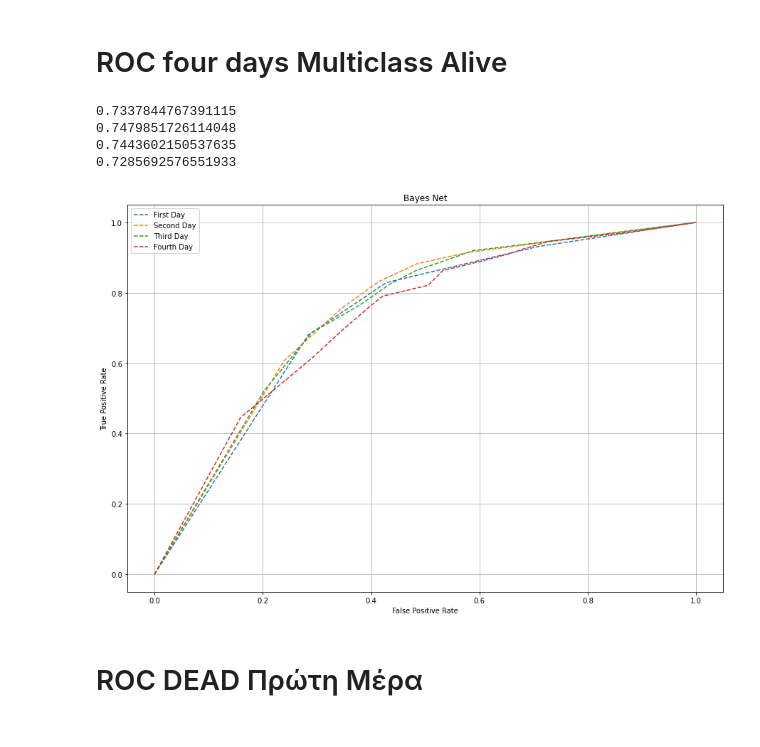
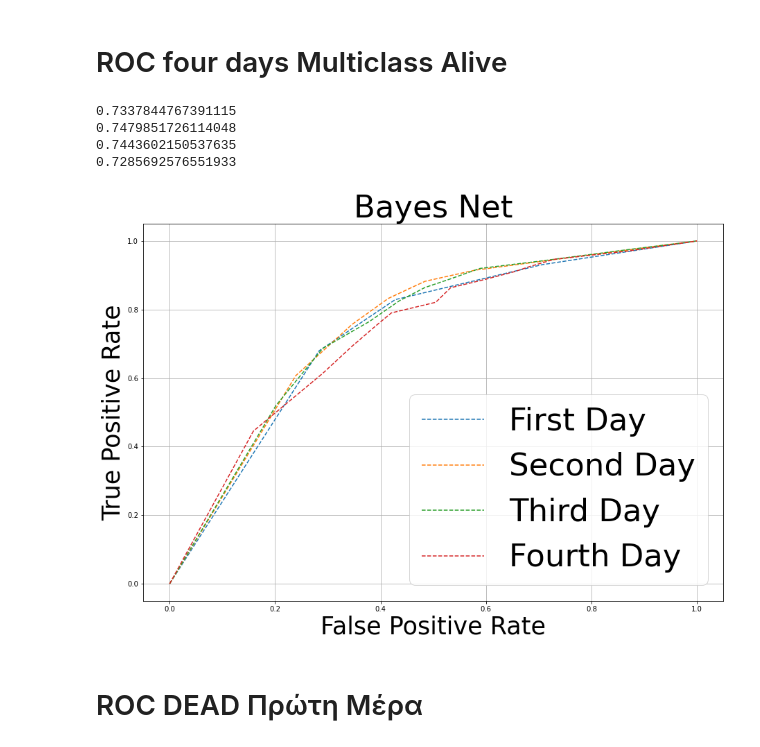
Before and after one commit to DimopDim/MimicIV, a Jupyter notebook: Thesis/07_01_ROC_Bayes_Net.ipynb, the cells around one changed output. Drawn from its saved outputs; the diff is of its cells as text; code cells hidden in the pictures.

Commit message:
change size of legend, title and label"

```diff
--- a/Thesis/07_01_ROC_Bayes_Net.ipynb
+++ b/Thesis/07_01_ROC_Bayes_Net.ipynb
@@ -191,28 +192,31 @@ pyplot.show()
 # %%
 print(roc_auc_score(ground_truth_alive1, prob_alive1))
 print(roc_auc_score(ground_truth_alive2, prob_alive2))
 print(roc_auc_score(ground_truth_alive3, prob_alive3))
 print(roc_auc_score(ground_truth_alive4, prob_alive4))
 
 pyplot.figure(figsize=(15, 10))
-pyplot.plot(fpr1, tpr1, linestyle='--', label='First Day')
-pyplot.plot(fpr2, tpr2, linestyle='--', label='Second Day')
-pyplot.plot(fpr3, tpr3, linestyle='--', label='Third Day')
-pyplot.plot(fpr4, tpr4, linestyle='--', label='Fourth Day')
 
-pyplot.xlabel('False Positive Rate') # Εκτυπώνει τον τίτλο του Χ
-pyplot.ylabel('True Positive Rate') # Εκτυπώνει τον τίτλο του Υ
-pyplot.legend() #Εκτυπώνει το label
-pyplot.grid(True) # Εκτυπώνει τα τετράγωνα
-pyplot.title("Bayes Net")
+plt.plot(fpr1, tpr1, linestyle='--', label='First Day')
+plt.plot(fpr2, tpr2, linestyle='--', label='Second Day')
+plt.plot(fpr3, tpr3, linestyle='--', label='Third Day')
+plt.plot(fpr4, tpr4, linestyle='--', label='Fourth Day')
 
-pyplot.show()
+plt.xlabel('False Positive Rate', fontsize=35) # Εκτυπώνει τον τίτλο του Χ
+plt.ylabel('True Positive Rate',fontsize=35) # Εκτυπώνει τον τίτλο του Υ
+plt.legend() #Εκτυπώνει το label
+plt.grid(True) # Εκτυπώνει τα τετράγωνα
+plt.title("Bayes Net", fontsize=45)
+
+plt.legend(fontsize=45)
+
+plt.show()
 # %% [output]
 0.7337844767391115
 0.7479851726114048
 0.7443602150537635
 0.7285692576551933
-[figure, old version]
+[figure, new version]
 # %% [markdown]
 # ROC DEAD Πρώτη Μέρα
 # %%
```
Also changed, not shown: parts of 2 cells of this notebook, 2 other files.
